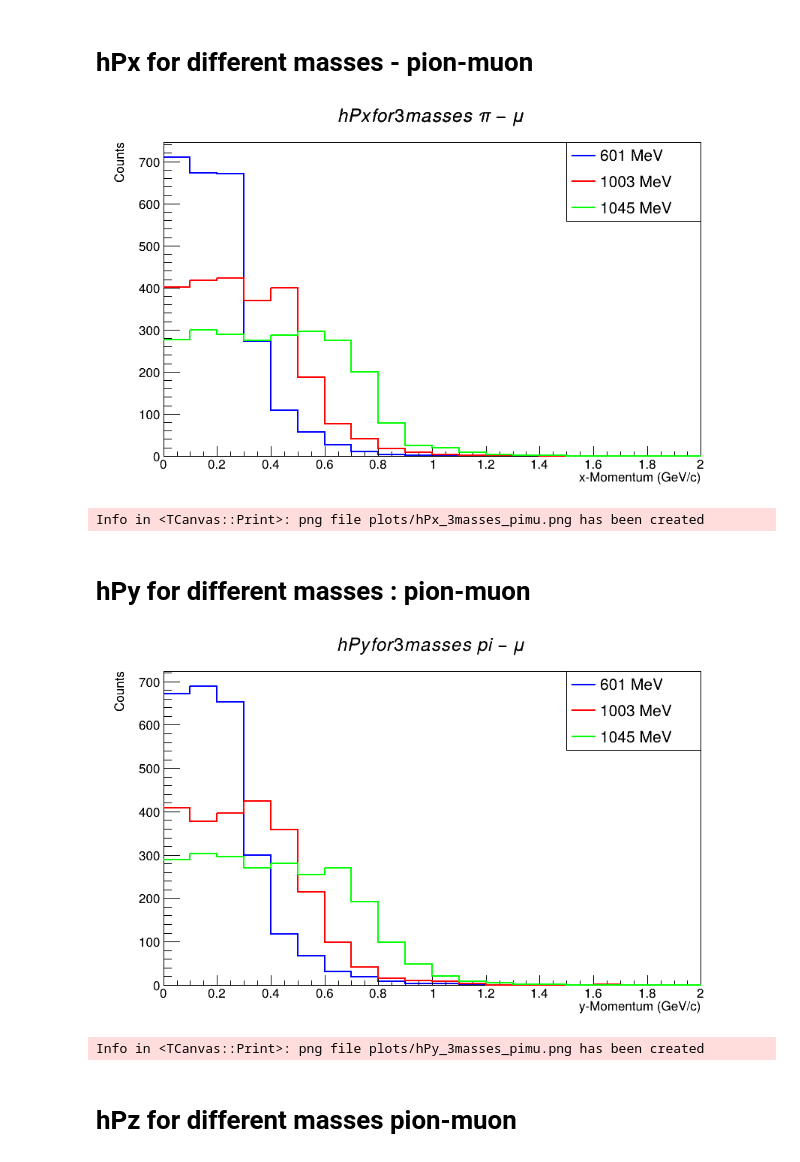
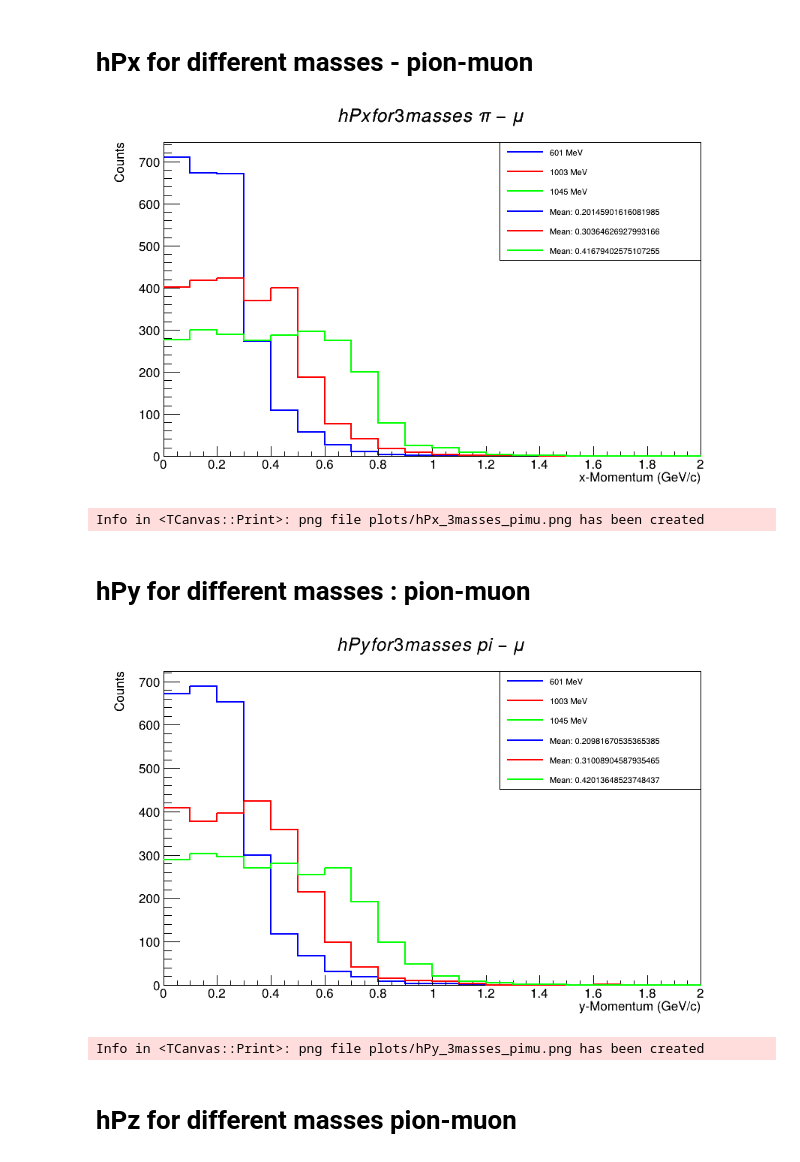
Before and after one commit to Parshathi/ProtoDUNE_BSM_LArSoft, a Jupyter notebook: Plots_diff_mass.ipynb, the cells around one changed output. Cells and saved outputs as stored; diff of their text form; code cells hidden in the pictures.

```diff
--- a/Plots_diff_mass.ipynb
+++ b/Plots_diff_mass.ipynb
@@ -208,39 +227,45 @@ hPx1.Draw()
 hPx2 = folder2.Get("hPx")
 hPx2.SetLineColor(ROOT.kRed)
 hPx2.SetLineWidth(2)
 hPx2.Draw("same")
 
 hPx3 = folder3.Get("hPx")
 hPx3.SetLineColor(ROOT.kGreen)
 hPx3.SetLineWidth(2)
 hPx3.Draw("same")
 
 
 
 ROOT.gStyle.SetOptStat(0)
 
-hPx1.SetTitle("hPx for 3 masses $\pi - \mu$")
-hPx2.SetTitle("hPx for 3 masses $\pi - \mu$")
-hPx3.SetTitle("hPx for 3 masses $\pi - \mu$")
+hPx1.SetTitle("hPx for 3 masses " + r"$\pi - \mu$")
+hPx2.SetTitle("hPx for 3 masses " + r"$\pi - \mu$")
+hPx3.SetTitle("hPx for 3 masses " + r"$\pi - \mu$")
 
 hPx1.SetYTitle("Counts")
 hPx2.SetYTitle("Counts")
 hPx3.SetYTitle("Counts")
 
-#legend for each mean, standard deviation
-legend = ROOT.TLegend(0.7,0.7,0.9,0.9)
+mean1 = hPx1.GetMean()
+mean2 = hPx2.GetMean()
+mean3 = hPx3.GetMean()
+
+legend = ROOT.TLegend(0.6,0.6,0.9,0.9)
 legend.AddEntry(hPx1, "601 MeV", "l")
 legend.AddEntry(hPx2, "1003 MeV", "l")
 legend.AddEntry(hPx3, "1045 MeV", "l")
+legend.AddEntry(hPx1, "Mean: "+str(mean1), "l")
+legend.AddEntry(hPx2, "Mean: "+str(mean2), "l")
+legend.AddEntry(hPx3, "Mean: "+str(mean3), "l")
 legend.Draw()
 
 
 
 
 canvas.SaveAs("plots/hPx_3masses_pimu.png")
 display(Image(filename="plots/hPx_3masses_pimu.png"))
 # %% [output]
-[figure, old version]
+[figure, new version]
 Info in <TCanvas::Print>: png file plots/hPx_3masses_pimu.png has been created
 # %% [markdown]
 # hPy for different masses : pion-muon
@@ -276,6 +301,9 @@ hPy3.SetLineColor(ROOT.kGreen)
 hPy3.SetLineWidth(2)
 hPy3.Draw("same")
 
+mean1 = hPy1.GetMean()
+mean2 = hPy2.GetMean()
+mean3 = hPy3.GetMean()
 
 
 ROOT.gStyle.SetOptStat(0)
@@ -288,10 +316,13 @@ hPy1.SetYTitle("Counts")
 hPy2.SetYTitle("Counts")
 hPy3.SetYTitle("Counts")
 
-legend = ROOT.TLegend( 0.7,0.7,0.9,0.9)
+legend = ROOT.TLegend( 0.6,0.6,0.9,0.9)
 legend.AddEntry(hPy1, "601 MeV", "l")
 legend.AddEntry(hPy2, "1003 MeV", "l")
 legend.AddEntry(hPy3, "1045 MeV", "l")
+legend.AddEntry(hPy1, "Mean: "+str(mean1), "l")
+legend.AddEntry(hPy2, "Mean: "+str(mean2), "l")
+legend.AddEntry(hPy3, "Mean: "+str(mean3), "l")
 legend.Draw()
 
 canvas.Draw()
@@ -301,7 +332,7 @@ canvas.Draw()
 canvas.SaveAs("plots/hPy_3masses_pimu.png")
 display(Image(filename="plots/hPy_3masses_pimu.png"))
 # %% [output]
-[figure, old version]
+[figure, new version]
 Info in <TCanvas::Print>: png file plots/hPy_3masses_pimu.png has been created
 # %% [markdown]
 # hPz for different masses  pion-muon
```
Also changed, not shown: parts of 6 cells of this notebook.
